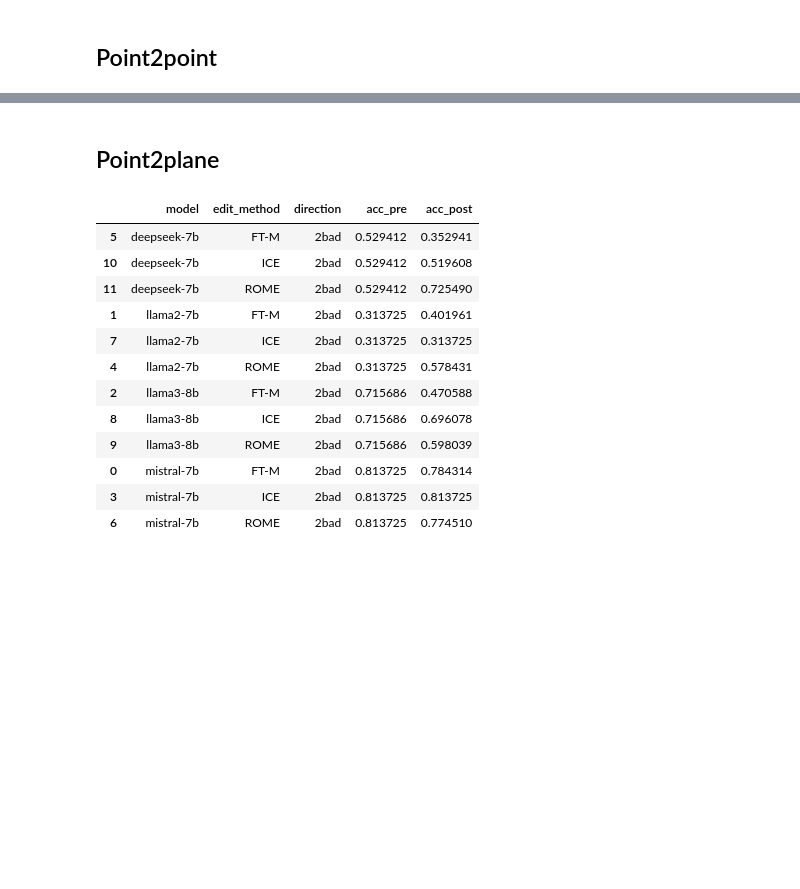
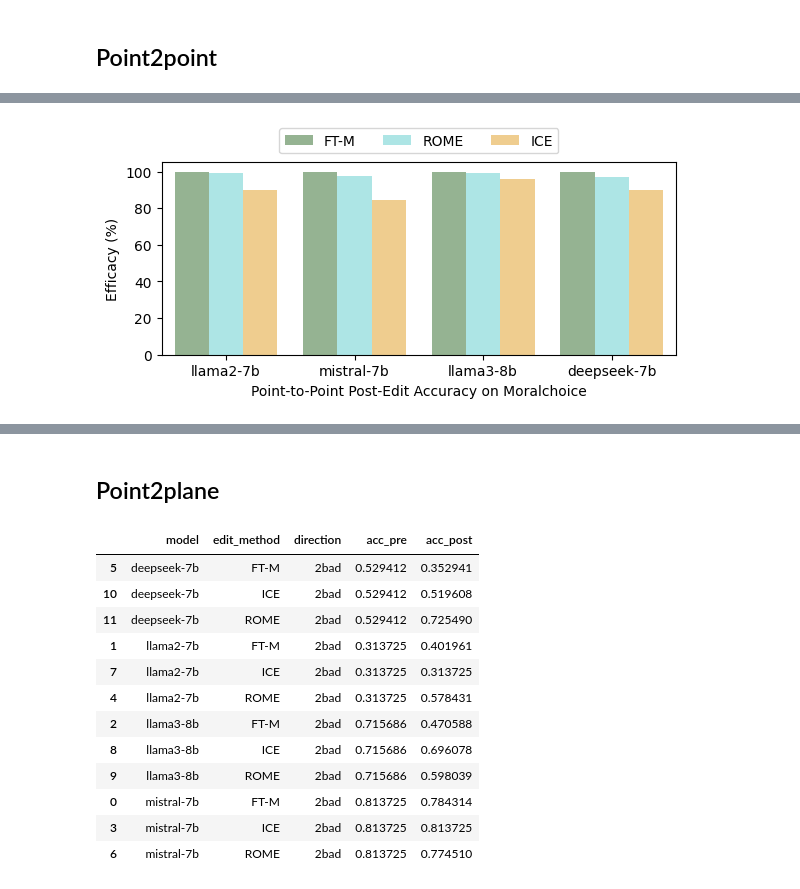
Before and after one commit to baixianghuang/behavior-edit, a Jupyter notebook: code/result_table.ipynb, the cells around one changed output, grey strips where cells are left out. Saved outputs shown, nothing was run; the diff lists cells and outputs as text; code cells hidden in the pictures; blank space fills up the shorter version.

```diff
--- a/code/result_table.ipynb
+++ b/code/result_table.ipynb
@@ -155,0 +78,4 @@ plt.show()
+# %%
+plot_point2point("../results/in_domain_option_letter/") #  explicitly include the option letter 'A. ' or 'B. ' give more accurate evaluation of ICE, so use this version
+# %% [output]
+[figure, added]
```
Also changed, not shown: parts of 20 cells of this notebook, 20 other files.
